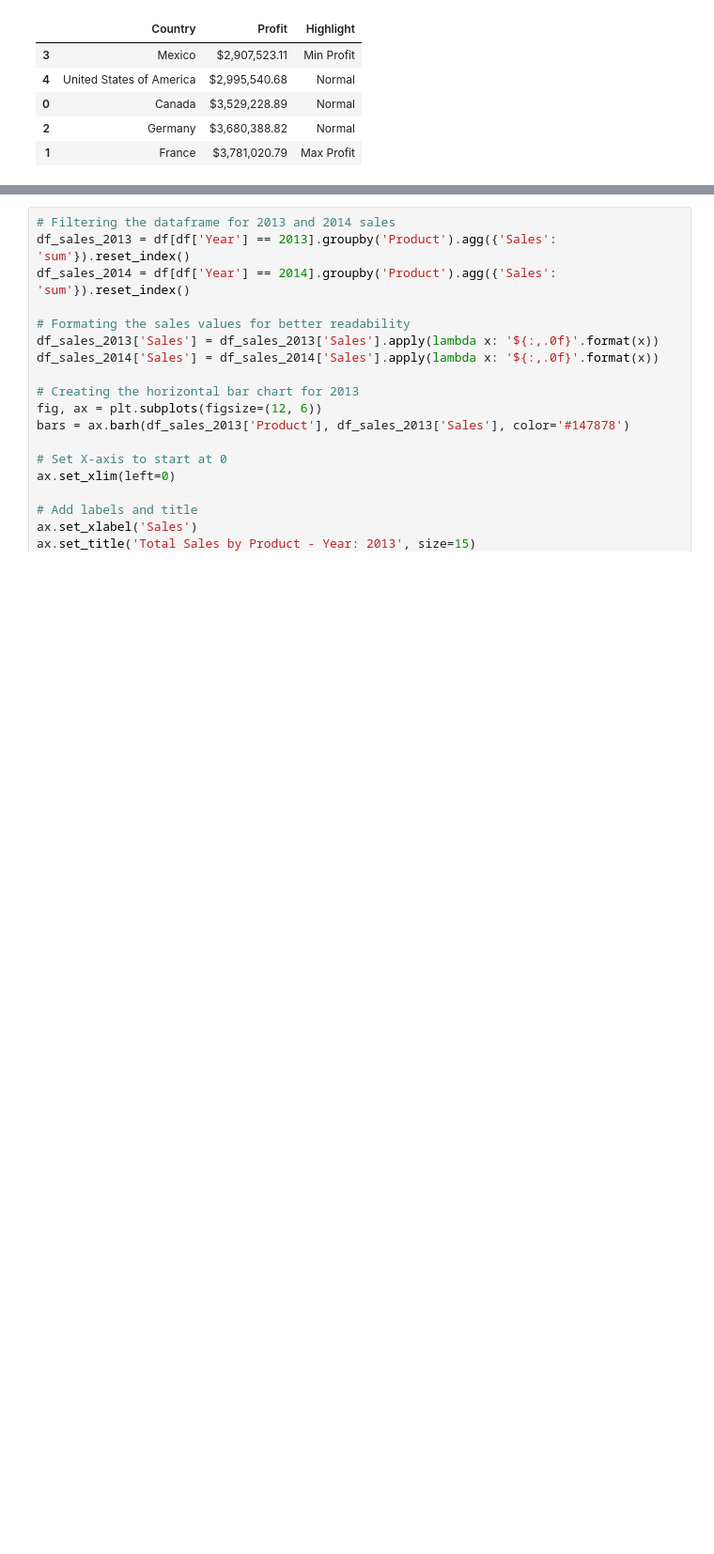
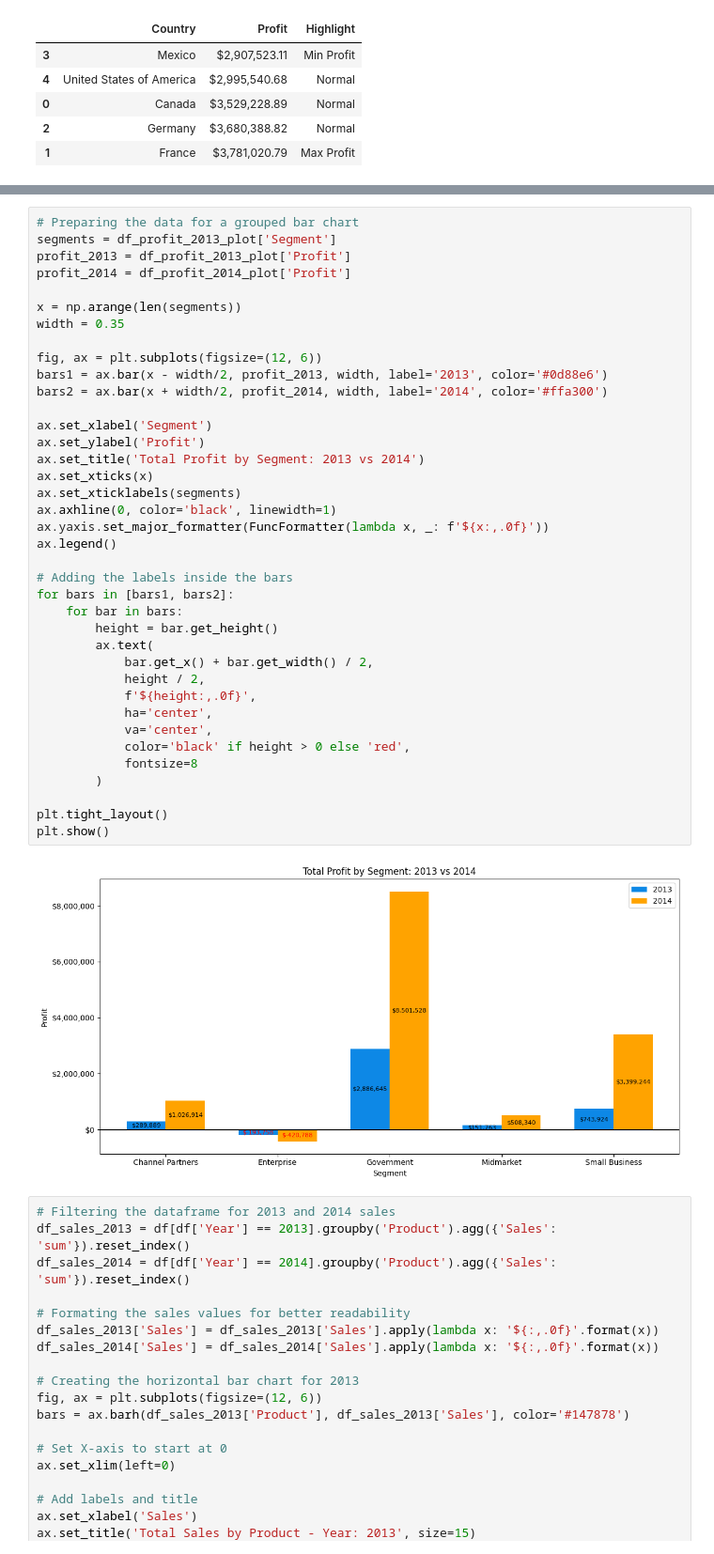
Before and after one commit to Lhecks/financial_analysts, a Jupyter notebook: main.ipynb, the cells around one changed output, grey strips where cells are left out. Shown: that part at 94% size. Drawn from its saved outputs; the diff is of its cells as text; blank space fills up the shorter version.

```diff
--- a/main.ipynb
+++ b/main.ipynb
@@ -406,3 +425,43 @@ plt.show()
+# %%
+# Preparing the data for a grouped bar chart
+segments = df_profit_2013_plot['Segment']
+profit_2013 = df_profit_2013_plot['Profit']
+profit_2014 = df_profit_2014_plot['Profit']
+
+x = np.arange(len(segments))
+width = 0.35
+
+fig, ax = plt.subplots(figsize=(12, 6))
+bars1 = ax.bar(x - width/2, profit_2013, width, label='2013', color='#0d88e6')
+bars2 = ax.bar(x + width/2, profit_2014, width, label='2014', color='#ffa300')
+
+ax.set_xlabel('Segment')
+ax.set_ylabel('Profit')
+ax.set_title('Total Profit by Segment: 2013 vs 2014')
+ax.set_xticks(x)
+ax.set_xticklabels(segments)
+ax.axhline(0, color='black', linewidth=1)
+ax.yaxis.set_major_formatter(FuncFormatter(lambda x, _: f'${x:,.0f}'))
+ax.legend()
+
+# Adding the labels inside the bars
+for bars in [bars1, bars2]:
+    for bar in bars:
+        height = bar.get_height()
+        ax.text(
+            bar.get_x() + bar.get_width() / 2,
+            height / 2,
+            f'${height:,.0f}',
+            ha='center',
+            va='center',
+            color='black' if height > 0 else 'red',
+            fontsize=8
+        )
+
+plt.tight_layout()
+plt.show()
+# %% [output]
+[figure, added]
 # %%
 # Filtering the dataframe for 2013 and 2014 sales
 df_sales_2013 = df[df['Year'] == 2013].groupby('Product').agg({'Sales': 'sum'}).reset_index()
```
Also changed, not shown: parts of 14 cells of this notebook, 1 other file.
